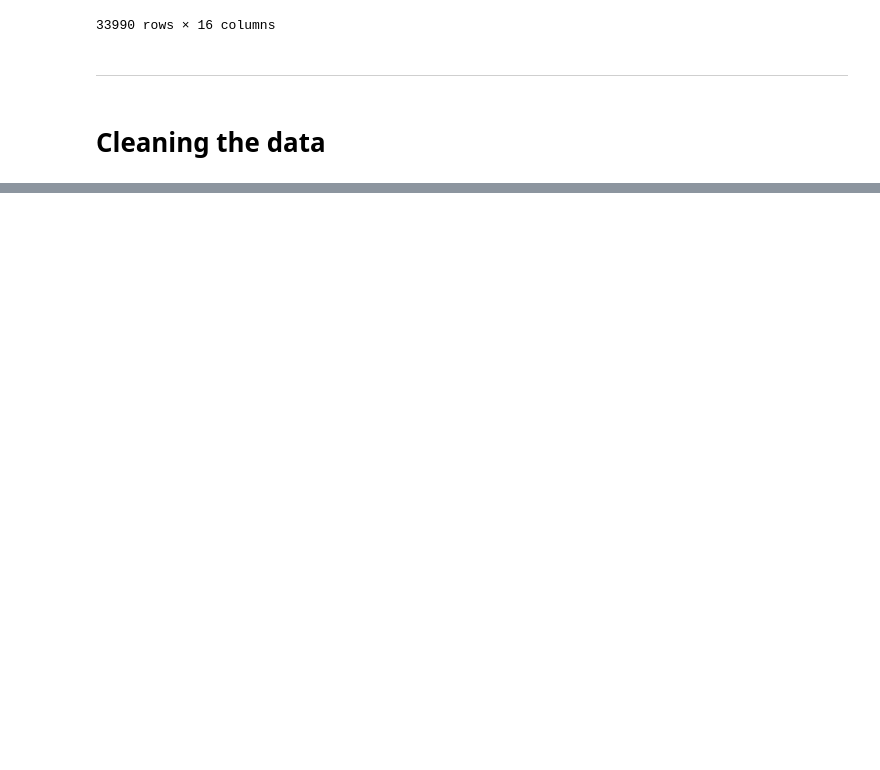
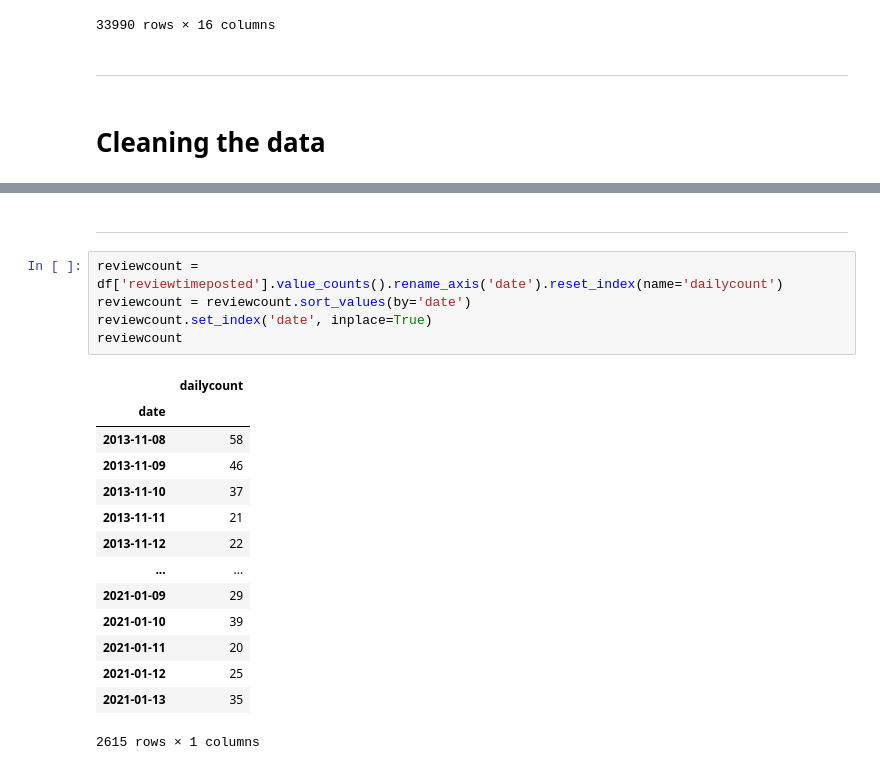
Before and after one commit to Moses-Lin/projectzomboidtimeseries, a Jupyter notebook: EDA.ipynb, the cells around one changed output, grey strips where cells are left out. Drawn from its saved outputs; the diff is of its cells as text; blank space fills up the shorter version.

```diff
--- a/EDA.ipynb
+++ b/EDA.ipynb
@@ -67,0 +163,22 @@ df = df.rename(columns={'timestamp_created':'review'})
+# %% [markdown]
+----
+# %%
+reviewcount = df['reviewtimeposted'].value_counts().rename_axis('date').reset_index(name='dailycount')
+reviewcount = reviewcount.sort_values(by='date')
+reviewcount.set_index('date', inplace=True)
+reviewcount
+# %% [output]
+|  | dailycount |
+| date |  |
+| 2013-11-08 | 58 |
+| 2013-11-09 | 46 |
+| 2013-11-10 | 37 |
+| 2013-11-11 | 21 |
+| 2013-11-12 | 22 |
+| ... | ... |
+| 2021-01-09 | 29 |
+| 2021-01-10 | 39 |
+| 2021-01-11 | 20 |
+| 2021-01-12 | 25 |
+| 2021-01-13 | 35 |
+2615 rows × 1 columns
```
Also changed, not shown: parts of 15 cells of this notebook.
